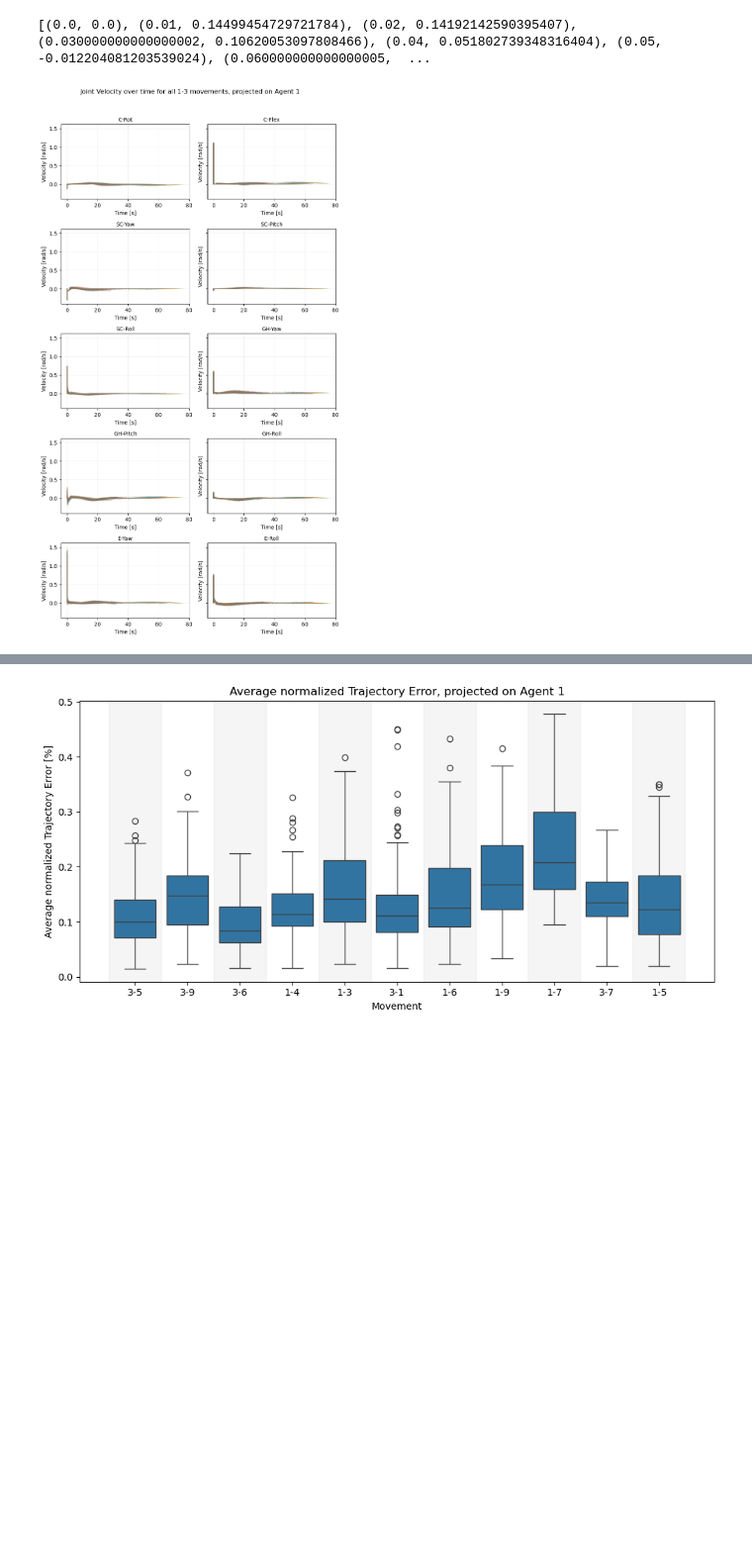
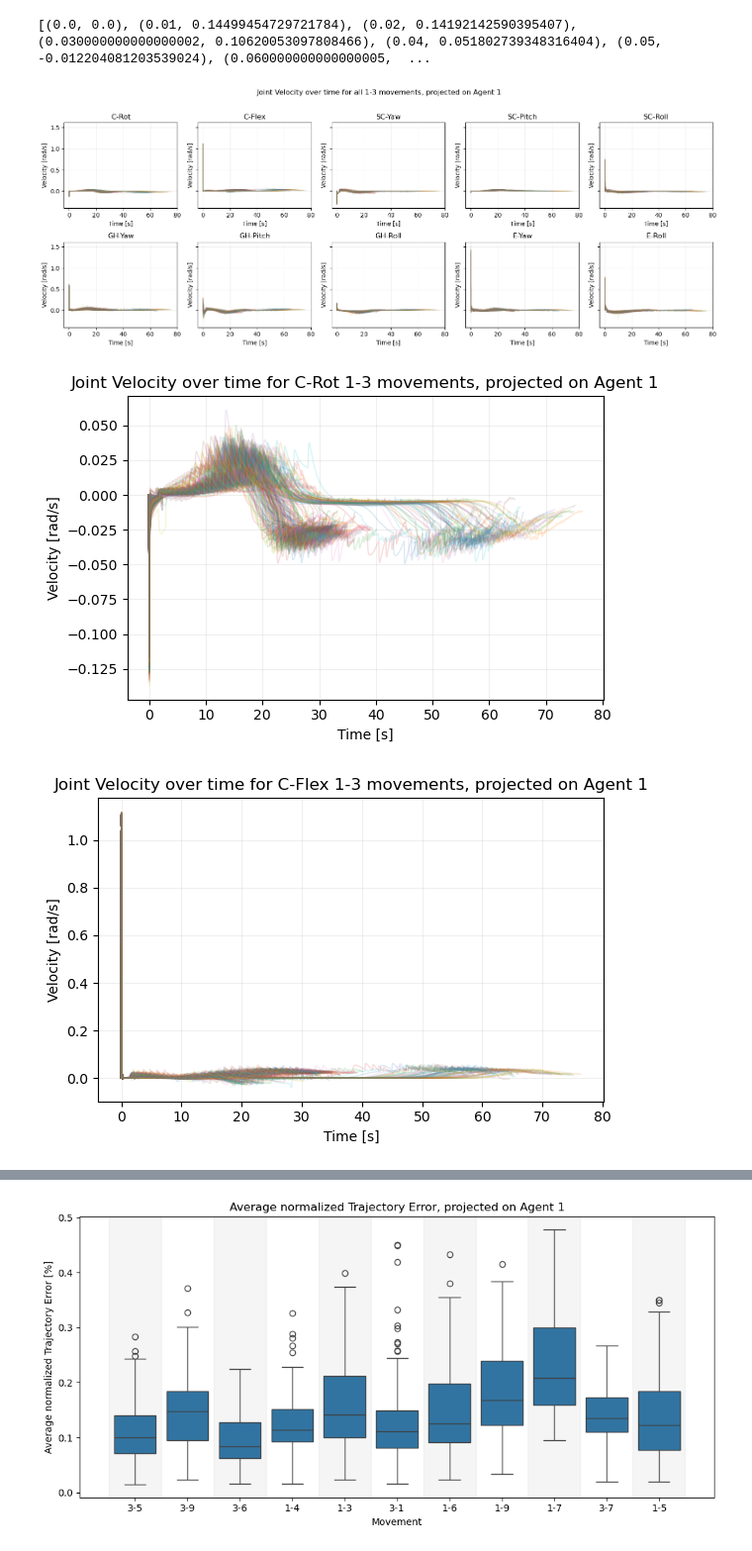
Before and after one commit to bj1110/Masterarbeit, a Jupyter notebook: eval/simdata_eval.ipynb, the cells around one changed output, grey strips where cells are left out. Shown at 99% size. Drawn from its saved outputs; the diff is of its cells as text; code cells hidden in the pictures; blank space fills up the shorter version.

Commit message:
more figures 6 labels corrected

```diff
--- a/eval/simdata_eval.ipynb
+++ b/eval/simdata_eval.ipynb
@@ -369,6 +369,15 @@ plt.show()
 # %% [output]
 [figure]
 [figure]
+# %%
+def style_axes(ax):
+    ax.set_xlim(-0.5, 2.5)
+    ax.grid(True, alpha=0.2)
+
+    for spine in ax.spines.values():
+        spine.set_visible(True)
+
+    ax.tick_params(axis="y", labelleft=True)
 # %%
 rows = []
 
@@ -778,26 +859,11 @@ print(list(zip(t, v)))
 [figure]
 [(0.0, 0.0), (0.01, 0.14499454729721784), (0.02, 0.14192142590395407), (0.030000000000000002, 0.10620053097808466), (0.04, 0.051802739348316404), (0.05, -0.012204081203539024), (0.060000000000000005,  ...
 # %%
-
-joint_list = joint_order
-
-fig, axes = plt.subplots(
-    nrows=5,
-    ncols=2,
-    figsize=(8, 14),
-    sharex=False,
-    sharey=True
-)
-
-axes = axes.flatten()
-
-for ax, joint in zip(axes, joint_list):
+def plot_joint_velocity(ax, joint, movements_to_plot):
 
     vel_key = f"{joint}_vel"
 
-    adj_movements = ["1-3"]
-
-    for movement in adj_movements:
+    for movement in movements_to_plot:
 
         subset = df[
             (df["converged"]) &
@@ -809,40 +875,76 @@ for ax, joint in zip(axes, joint_list):
 
         for _, row in subset.iterrows():
 
-            t = row.get("trajectory_time", None)
-            v = row.get(vel_key, None)
+            t = row.get("trajectory_time")
+            v = row.get(vel_key)
 
             if t is None or v is None:
                 continue
 
             t = np.asarray(t)
             v = np.asarray(v)
 
             if len(t) != len(v):
                 continue
 
             mask = ~np.isnan(t)
             t = t[mask]
             v = v[mask]
 
             if len(t) < 2:
                 continue
 
             ax.plot(
                 t,
                 v,
                 alpha=0.15,
-                linewidth=1,
-                label=movement
+                linewidth=1
             )
 
-    ax.set_title(joint_labels.get(joint, joint), fontsize=10)
+    ax.set_title(joint_labels.get(joint, joint))
     ax.set_xlabel("Time [s]")
     ax.set_ylabel("Velocity [rad/s]")
     ax.grid(True, alpha=0.2)
 
-fig.suptitle("Joint Velocity over time for all 1-3 movements, projected on Agent 1", y=1.02)
+fig, axes = plt.subplots(
+    nrows=2,
+    ncols=5,
+    figsize=(16,6),
+    sharex=False,
+    sharey=True
+)
+
+axes = axes.flatten()
+
+for ax, joint in zip(axes, joint_order):
+    plot_joint_velocity(ax, joint, ["1-3"])
+
+# hide unused axes if fewer than 10 joints
+for ax in axes[len(joint_order):]:
+    ax.set_visible(False)
+
+fig.suptitle(
+    "Joint Velocity over time for all 1-3 movements, projected on Agent 1",
+    y=1.02
+)
+
 plt.tight_layout()
 plt.show()
+
+
+for joint in joint_order:
+
+    fig, ax = plt.subplots(figsize=(6, 4))
+
+    plot_joint_velocity(ax, joint, ["1-3"])
+
+    plt.tight_layout()
+
+    plt.title("Joint Velocity over time for " + joint_labels.get(joint, joint) + " 1-3 movements, projected on Agent 1")
+
+
+    plt.show()
 # %% [output]
-[figure, old version]
+[figure, new version]
+[figure, added]
+[figure, added]
```
Also changed, not shown: parts of 4 cells of this notebook, 3 other files.
